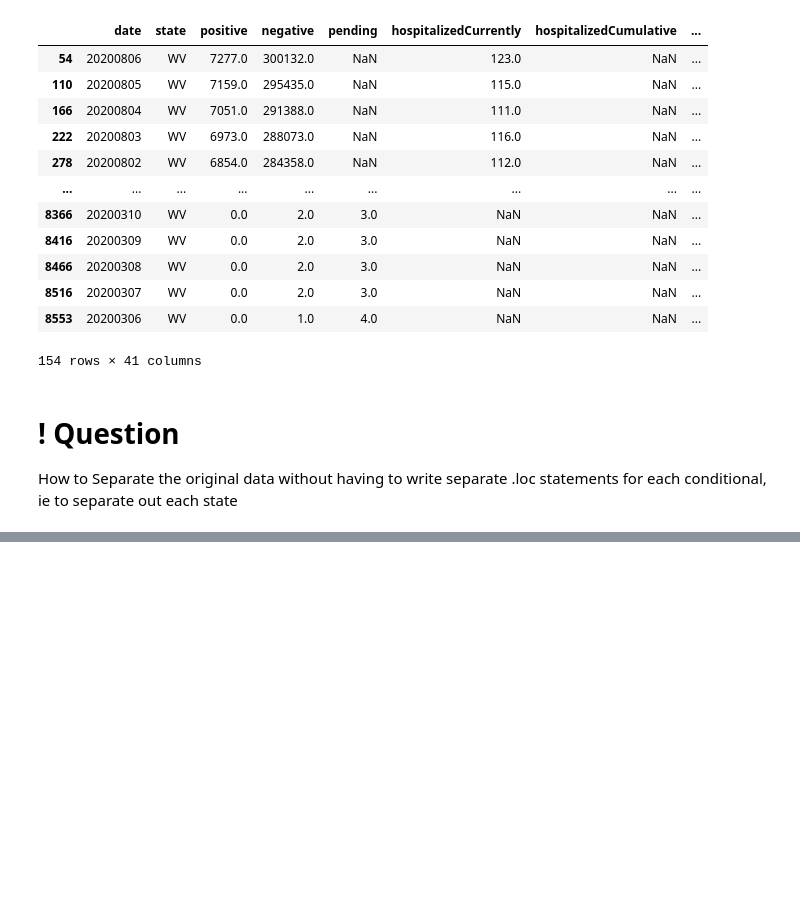
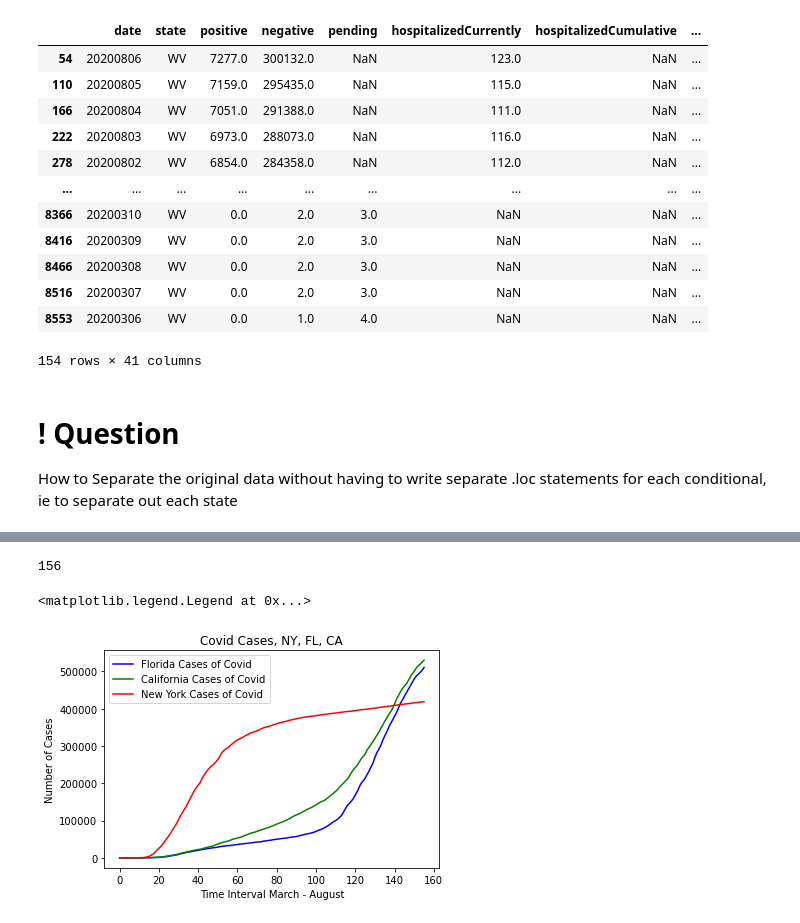
Before and after one commit to Kthomas09/GWU-Project-1, a Jupyter notebook: Jen-Kent-Current_covid_State_Time.ipynb, the cells around one changed output, grey strips where cells are left out. Drawn from its saved outputs; the diff is of its cells as text; code cells hidden in the pictures; blank space fills up the shorter version.

```diff
--- a/Jen-Kent-Current_covid_State_Time.ipynb
+++ b/Jen-Kent-Current_covid_State_Time.ipynb
@@ -209,0 +573,2 @@ NY
+# %%
+CA['dateInterval'] = pd.to_datetime(CA['date'])
@@ -209,0 +681,14 @@ NY
+# %%
+#First Attempt
+#Make a conditional using a range and filling in with listofTicks that correspond to the dates
+CA['dateInterval'] = np.nan
+i = 0
+loopIntegers = [28,30,31,30,31,31]
+listofTicks = ['March', 'April', 'May', 'June', 'July', 'August']
+#want to match interval 0-28 to March
+#...28-57 to April and so on
+while i < len(CA.date):
+    for j in loopIntegers:
+        for k in listofTicks:
+            CA['dateInterval'][i:i+j] = k
+            i += i+j
@@ -209,0 +716,24 @@ NY
+# %%
+yAxisFL = FL['positive']
+yAxisCA = CA['positive']
+yAxisNY = NY['positive']
+# %%
+xAxisFL = FL['index']
+xAxisCA = CA['index']
+xAxisNY = NY['index']
+# %%
+len(CA)
+# %% [output]
+156
+# %%
+plt.plot(xAxisFL, yAxisFL, color='blue', label="Florida Cases of Covid")
+plt.plot(xAxisCA, yAxisCA, color='green', label="California Cases of Covid")
+plt.plot(xAxisNY, yAxisNY, color='red', label="New York Cases of Covid")
+
+plt.title('Covid Cases, NY, FL, CA')
+plt.xlabel('Time Interval March - August')
+plt.ylabel('Number of Cases')
+plt.legend()
+# %% [output]
+<matplotlib.legend.Legend at 0x...>
+[figure, added]
```
Also changed, not shown: parts of 106 cells of this notebook, 2 other files.
